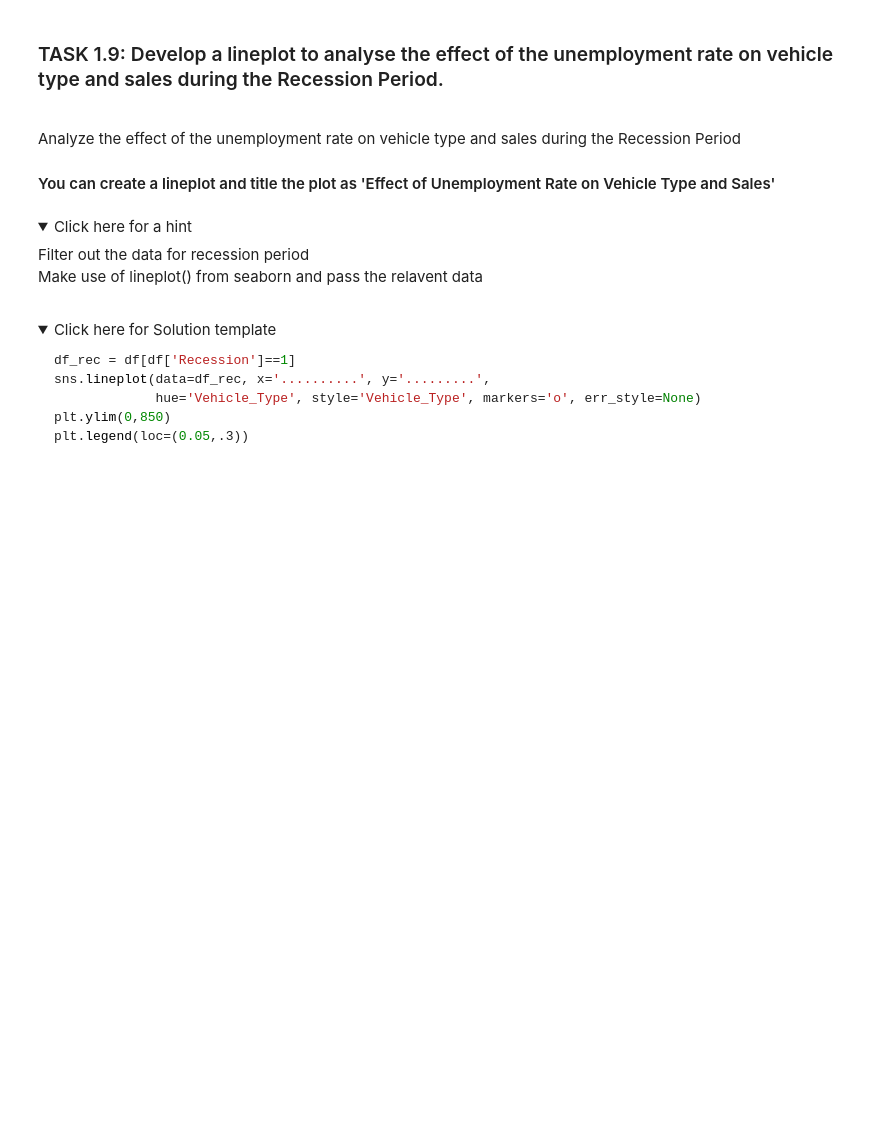
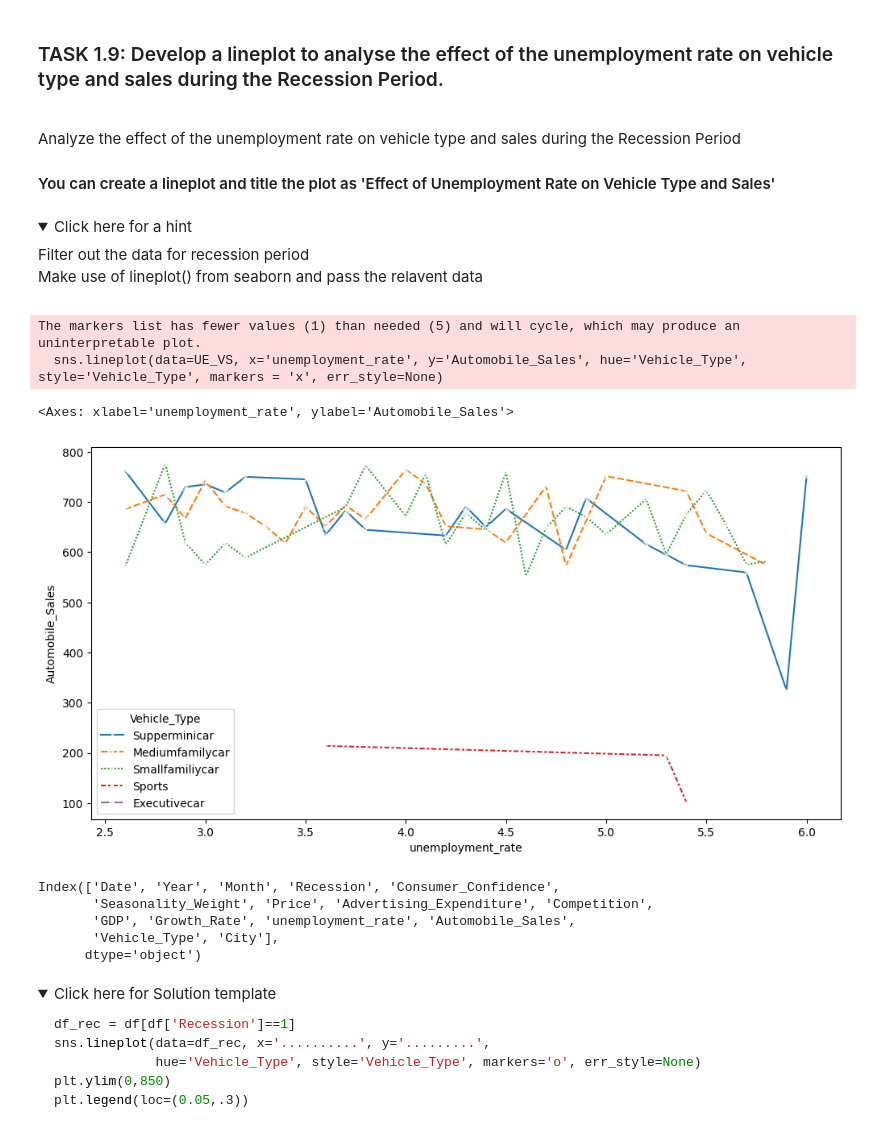
Before and after one commit to CarsynOetting/MainRepo, a Jupyter notebook: Data Sci/Course 6/DV0101EN-Final-Assignment-Part1-v2.ipynb, the cells around one changed output. Drawn from its saved outputs; the diff is of its cells as text; code cells hidden in the pictures; folded sections open; blank space fills up the shorter version.

```diff
--- a/Data Sci/Course 6/DV0101EN-Final-Assignment-Part1-v2.ipynb
+++ b/Data Sci/Course 6/DV0101EN-Final-Assignment-Part1-v2.ipynb
@@ -829,6 +871,25 @@ Save this plot as "Pie_2.png"</span><br>
     Filter out the data for recession period<br>
      Make use of lineplot() from seaborn and pass the relavent data</p>
 </details>
+# %%
+UE_VS = df[df['Recession']==1]
+
+fig = plt.figure(figsize=(12,6))
+
+sns.lineplot(data=UE_VS, x='unemployment_rate', y='Automobile_Sales', hue='Vehicle_Type', style='Vehicle_Type', markers = 'x', err_style=None)
+# %% [output]
+The markers list has fewer values (1) than needed (5) and will cycle, which may produce an uninterpretable plot.
+  sns.lineplot(data=UE_VS, x='unemployment_rate', y='Automobile_Sales', hue='Vehicle_Type', style='Vehicle_Type', markers = 'x', err_style=None)
+<Axes: xlabel='unemployment_rate', ylabel='Automobile_Sales'>
+[figure, added]
+# %%
+df.columns
+# %% [output]
+Index(['Date', 'Year', 'Month', 'Recession', 'Consumer_Confidence',
+       'Seasonality_Weight', 'Price', 'Advertising_Expenditure', 'Competition',
+       'GDP', 'Growth_Rate', 'unemployment_rate', 'Automobile_Sales',
+       'Vehicle_Type', 'City'],
+      dtype='object')
 # %% [markdown]
 <details>
     <summary>Click here for Solution template</summary>
```
Also changed, not shown: parts of 4 cells of this notebook, 1 other file.
